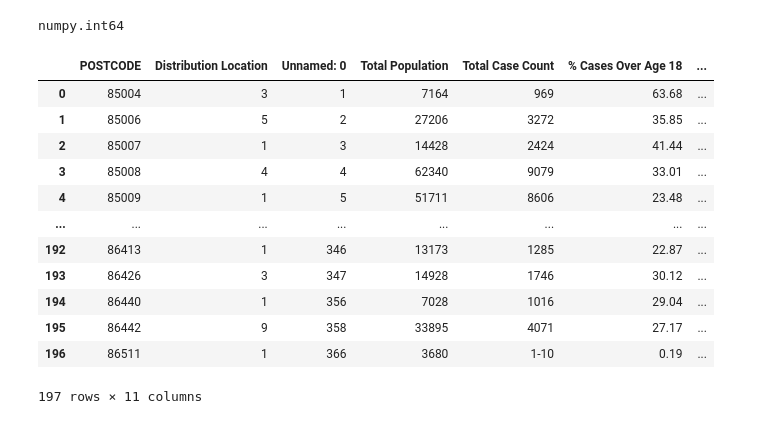
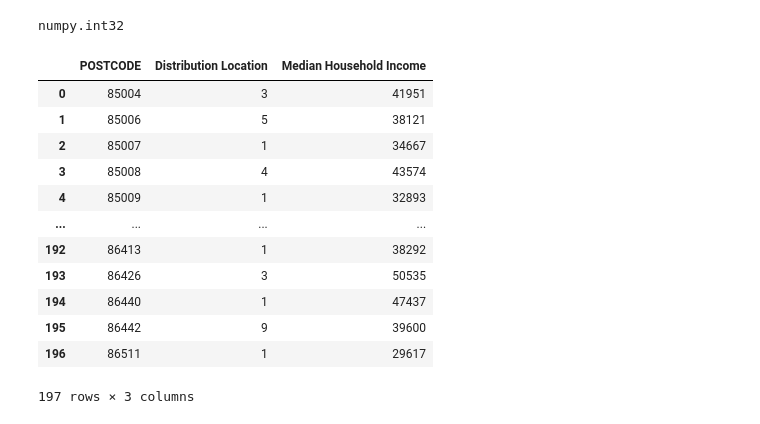
Before and after one commit to ashparra97/project1-collab, a Jupyter notebook: Vaccine_Data_Norman.ipynb, the cells around one changed output. Cells and saved outputs as stored; diff of their text form; code cells hidden in the pictures.

```diff
--- a/Vaccine_Data_Norman.ipynb
+++ b/Vaccine_Data_Norman.ipynb
@@ -25,34 +12,41 @@ main_df
-# %%
-main_clean_salary_df = main_df.loc[main_df['Median Household Income'] != '-']
-#main_clean_salary_df['POSTCODE'] = main_clean_salary_df['POSTCODE'].astype(str)
-type(main_clean_salary_df['POSTCODE'][1])
-#main_clean_salary_df
-# %% [output]
-numpy.int64
+# %%
+# Clean up missing values
+main_clean_salary_df = main_df.loc[main_df['Median Household Income'] != '-']
+# Change Income type to integer
+main_clean_salary_df['Median Household Income'] = main_clean_salary_df['Median Household Income'].astype(int)
+# Verify type
+type(main_clean_salary_df['Median Household Income'][9])
+# %% [output]
+numpy.int32
 # %%
-csvfile2 = "Resources/Vaccine_Distribution.csv"
-distribution_df = pd.read_csv(csvfile2)
-distribution_df = distribution_df.dropna()
-distribution_df['Vaccine Distribution Zipcodes'] = distribution_df['Vaccine Distribution Zipcodes'].astype(int)
-#type(distribution_df['Vaccine Distribution Zipcodes'][1])
-distribution_df = distribution_df[['Distribution Location','Vaccine Distribution Zipcodes']].groupby('Vaccine Distribution Zipcodes').count().reset_index()
+# Read Vaccine Distribution CSV file
+vacc_file = "Resources/Vaccine_Distribution.csv"
+distribution_initial_df = pd.read_csv(vacc_file)
+# Clean rows
+distribution_initial_df = distribution_initial_df.dropna()
+# Change Zipcodes to integers so files can merge
+distribution_initial_df['Vaccine Distribution Zipcodes'] = distribution_initial_df['Vaccine Distribution Zipcodes'].astype(int)
+# Group Vaccine Dist by zipcodes
+distribution_df = distribution_initial_df[['Distribution Location','Vaccine Distribution Zipcodes']].groupby('Vaccine Distribution Zipcodes').count().reset_index()
+# Clean up DataFrame
+distribution_df = distribution_df.rename(columns={'Vaccine Distribution Zipcodes': 'POSTCODE'})
 
-distribution_df = distribution_df.rename(columns={'Vaccine Distribution Zipcodes': 'POSTCODE'})
-distribution_df
+# Merge new DataFrame with main DataFrame from 'Initial Data Cleaning.ipynb'
+distribution_vs_salary_df = pd.merge(distribution_df, main_clean_salary_df, on='POSTCODE', how='inner')
+distribution_vs_salary_df = distribution_vs_salary_df[['POSTCODE', 'Distribution Location', 'Median Household Income']]
 
-distribution_vs_salary_df = pd.merge(distribution_df, main_clean_salary_df, on='POSTCODE', how='inner')
 distribution_vs_salary_df
 # %% [output]
-|  | POSTCODE | Distribution Location | Unnamed: 0 | Total Population | Total Case Count | % Cases Over Age 18 | ... |
-| 0 | 85004 | 3 | 1 | 7164 | 969 | 63.68 | ... |
-| 1 | 85006 | 5 | 2 | 27206 | 3272 | 35.85 | ... |
-| 2 | 85007 | 1 | 3 | 14428 | 2424 | 41.44 | ... |
-| 3 | 85008 | 4 | 4 | 62340 | 9079 | 33.01 | ... |
-| 4 | 85009 | 1 | 5 | 51711 | 8606 | 23.48 | ... |
-| ... | ... | ... | ... | ... | ... | ... | ... |
-| 192 | 86413 | 1 | 346 | 13173 | 1285 | 22.87 | ... |
-| 193 | 86426 | 3 | 347 | 14928 | 1746 | 30.12 | ... |
-| 194 | 86440 | 1 | 356 | 7028 | 1016 | 29.04 | ... |
-| 195 | 86442 | 9 | 358 | 33895 | 4071 | 27.17 | ... |
-| 196 | 86511 | 1 | 366 | 3680 | 1-10 | 0.19 | ... |
+|  | POSTCODE | Distribution Location | Median Household Income |
+| 0 | 85004 | 3 | 41951 |
+| 1 | 85006 | 5 | 38121 |
+| 2 | 85007 | 1 | 34667 |
+| 3 | 85008 | 4 | 43574 |
+| 4 | 85009 | 1 | 32893 |
+| ... | ... | ... | ... |
+| 192 | 86413 | 1 | 38292 |
+| 193 | 86426 | 3 | 50535 |
+| 194 | 86440 | 1 | 47437 |
+| 195 | 86442 | 9 | 39600 |
+| 196 | 86511 | 1 | 29617 |
-197 rows × 11 columns
+197 rows × 3 columns
```
Also changed, not shown: parts of 9 cells of this notebook.
